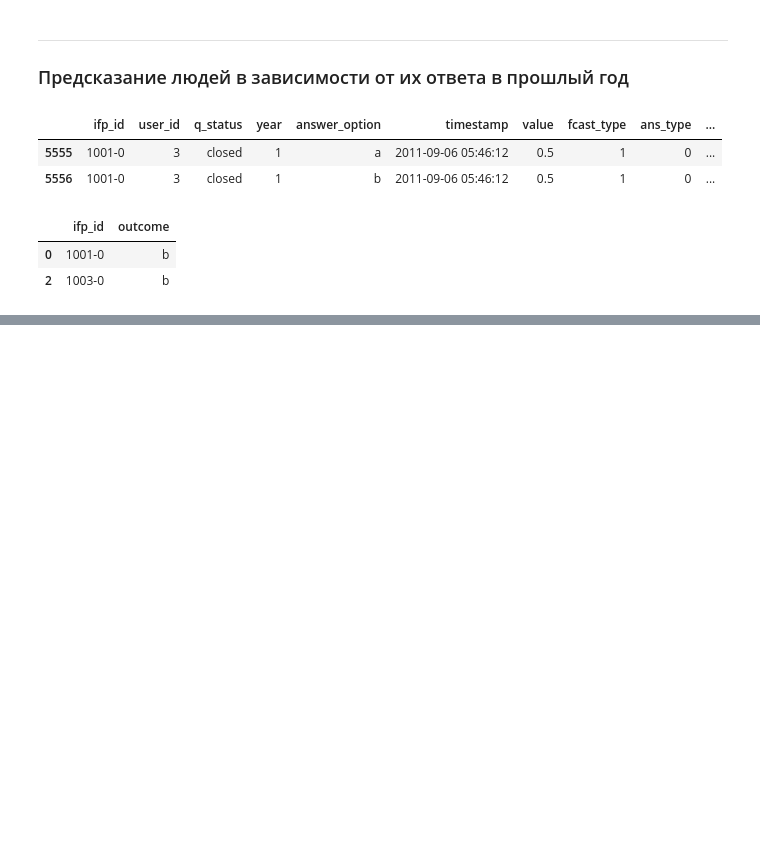
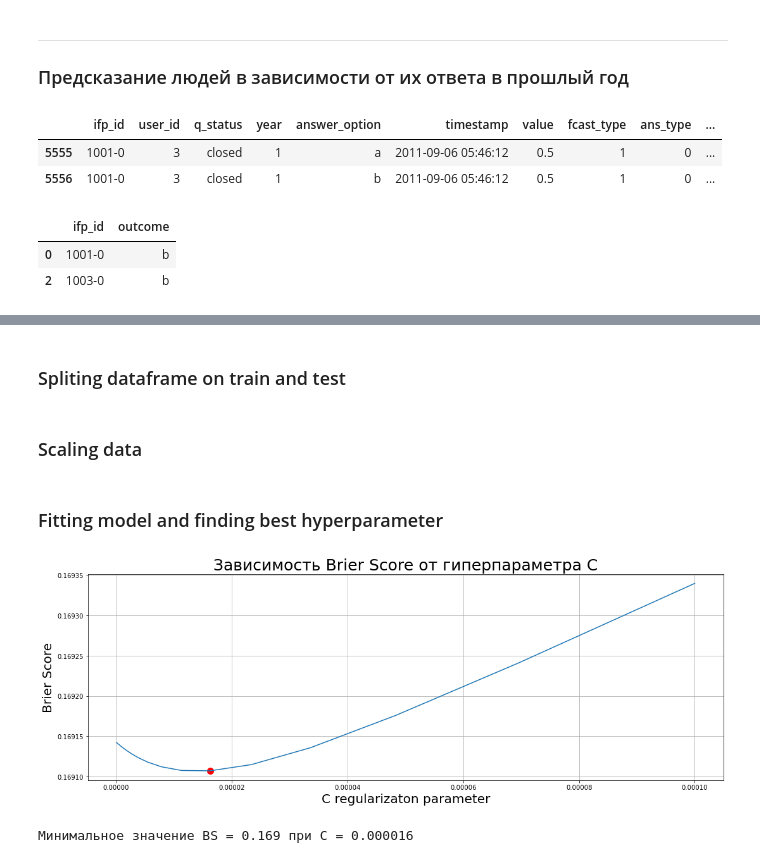
Before and after one commit to MKurseev/master_thesis, a Jupyter notebook: main_file.ipynb, the cells around one changed output, grey strips where cells are left out. Saved outputs shown, nothing was run; the diff lists cells and outputs as text; code cells hidden in the pictures; blank space fills up the shorter version.

```diff
--- a/main_file.ipynb
+++ b/main_file.ipynb
@@ -159,0 +139,8 @@ ans.groupby(['user_id','year']).agg({'ifp_id':'count','correct_answer':'mean'}).
+# %%
+for col in tqdm(final_ans.columns):
+
+    if col[:4] == 'user':
+        final_ans[col] = final_ans['value'] * final_ans[col]
+
+# to reduce memory
+final_ans.iloc[:,5:-1] = final_ans.iloc[:,5:-1].astype('float32')
@@ -159,0 +155,46 @@ ans.groupby(['user_id','year']).agg({'ifp_id':'count','correct_answer':'mean'}).
+# %% [markdown]
+### Spliting dataframe on train and test
+# %%
+train_set = final_ans[final_ans.year.isin([1,2])]
+test_set = final_ans[final_ans.year.isin([3,4])]
+
+X_train, y_train = train_set.drop(['ifp_id', 'value', 'outcome', 'year', 'answer_option'], axis=1), train_set['outcome']
+X_test, y_test   = test_set.drop(['ifp_id', 'value', 'outcome', 'year', 'answer_option'], axis=1), test_set['outcome']
+# %% [markdown]
+### Scaling data
+# %%
+sc = StandardScaler()
+X_train_norm = sc.fit_transform(X_train)
+X_test_norm = sc.transform(X_test)
+# %% [markdown]
+### Fitting model and finding best hyperparameter
+# %%
+bs = np.zeros(20)
+different_C = np.geomspace(0.0000001, 0.0001, 20)
+
+for i in tqdm(range(len(different_C))):
+    clf = LogisticRegression(penalty='l2', C=different_C[i]).fit(X_train_norm, y_train)
+    y_prob = clf.predict_proba(X_test_norm)[:, 1]
+
+    bs[i] = brier_score_loss(y_test, y_prob)
+
+bs = list(bs)
+different_C = list(different_C)
+# %%
+plt.figure(figsize=(18,6))
+
+plt.title('Зависимость Brier Score от гиперпараметра C', fontsize=25)
+
+plt.plot(different_C, bs)
+plt.scatter(different_C[bs.index(min(bs))], min(bs), color='red', linewidths=5, alpha=1)
+
+plt.xlabel('C regularizaton parameter', fontsize=20)
+plt.ylabel('Brier Score', fontsize=20)
+plt.grid()
+plt.show()
+# %% [output]
+[figure, added]
+# %%
+print(f'Минимальное значение BS = {min(bs):.4f} при C = {different_C[bs.index(min(bs))]:.6f}')
+# %% [output]
+Минимальное значение BS = 0.169 при C = 0.000016
```
Also changed, not shown: parts of 8 cells of this notebook.
